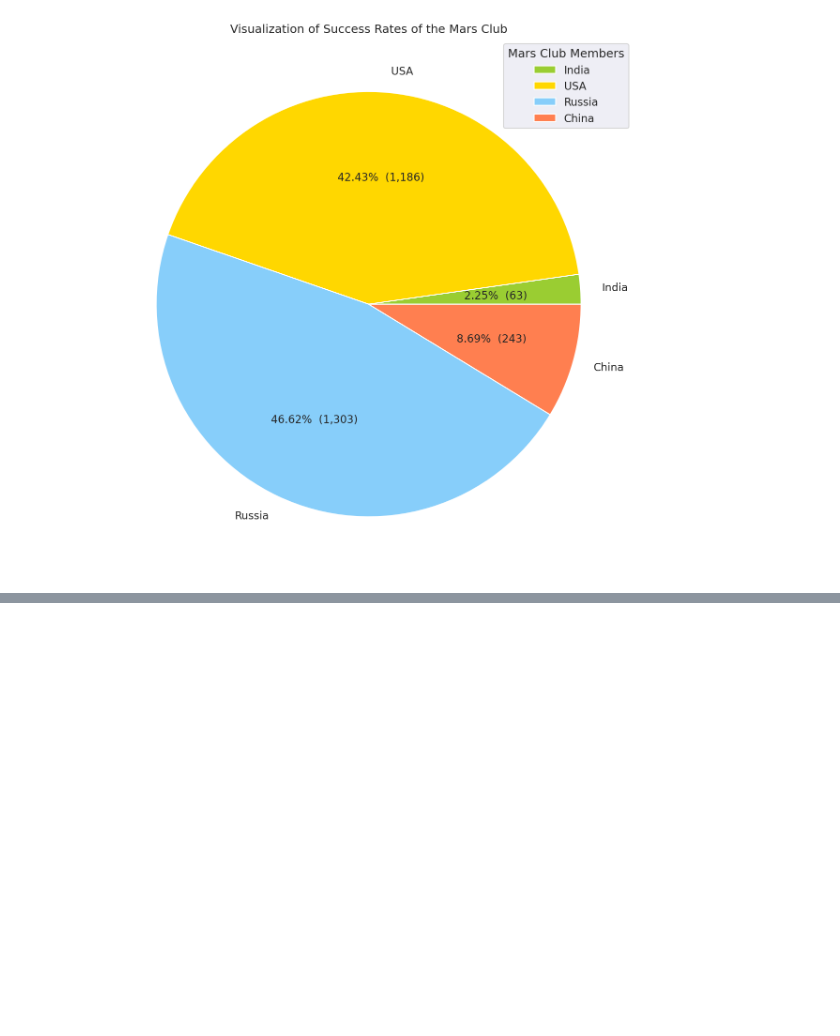
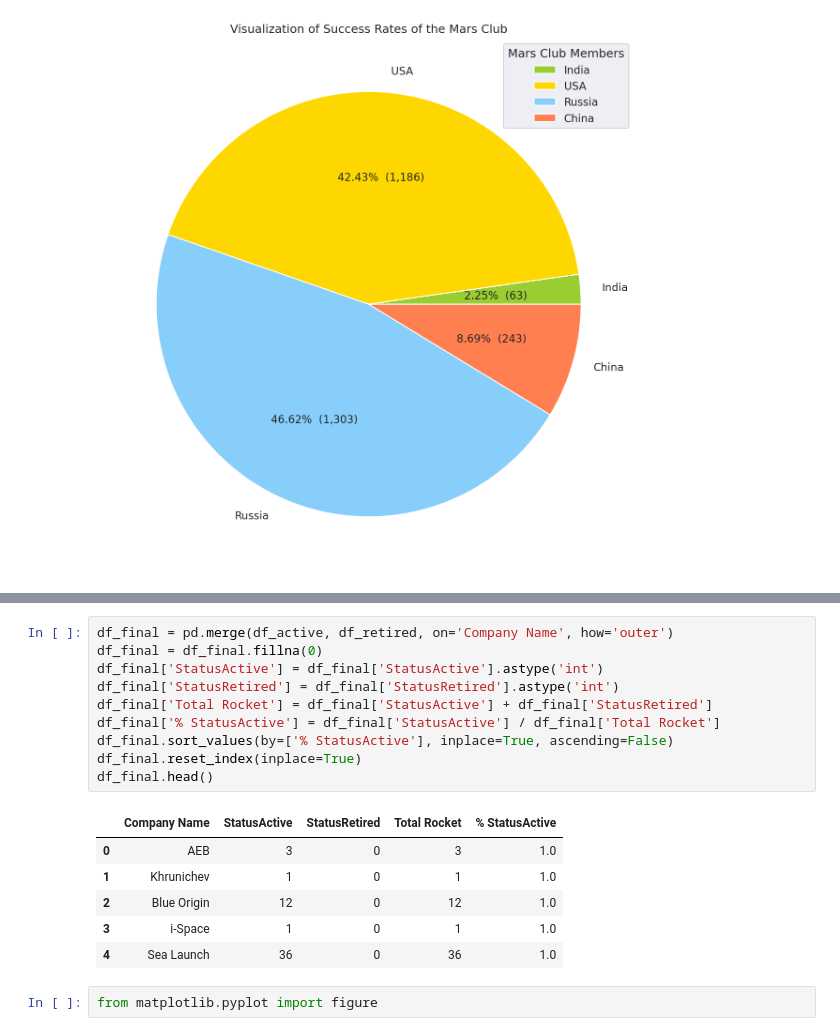
Before and after one commit to DSCKGEC/Space-Missions, a Jupyter notebook: notebooks/space_missions_eda.ipynb, the cells around one changed output, grey strips where cells are left out. Drawn from its saved outputs; the diff is of its cells as text; blank space fills up the shorter version.

```diff
--- a/notebooks/space_missions_eda.ipynb
+++ b/notebooks/space_missions_eda.ipynb
@@ -543,0 +575,19 @@ Text(0.5, 1.0, 'Visualization of Success Rates of the Mars Club')
+# %%
+df_final = pd.merge(df_active, df_retired, on='Company Name', how='outer')
+df_final = df_final.fillna(0)
+df_final['StatusActive'] = df_final['StatusActive'].astype('int')
+df_final['StatusRetired'] = df_final['StatusRetired'].astype('int')
+df_final['Total Rocket'] = df_final['StatusActive'] + df_final['StatusRetired']
+df_final['% StatusActive'] = df_final['StatusActive'] / df_final['Total Rocket']
+df_final.sort_values(by=['% StatusActive'], inplace=True, ascending=False)
+df_final.reset_index(inplace=True)
+df_final.head()
+# %% [output]
+|  | Company Name | StatusActive | StatusRetired | Total Rocket | % StatusActive |
+| 0 | AEB | 3 | 0 | 3 | 1.0 |
+| 1 | Khrunichev | 1 | 0 | 1 | 1.0 |
+| 2 | Blue Origin | 12 | 0 | 12 | 1.0 |
+| 3 | i-Space | 1 | 0 | 1 | 1.0 |
+| 4 | Sea Launch | 36 | 0 | 36 | 1.0 |
+# %%
+from matplotlib.pyplot import figure
```
Also changed, not shown: parts of 5 cells of this notebook.
